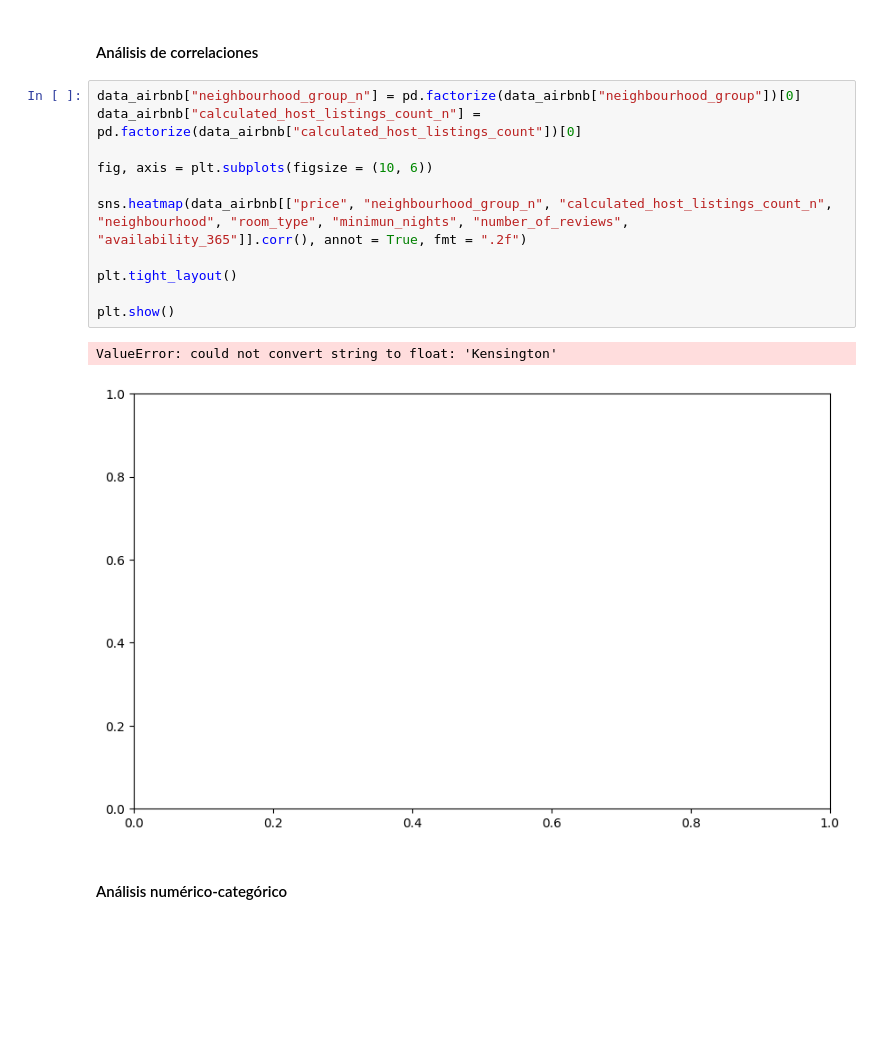
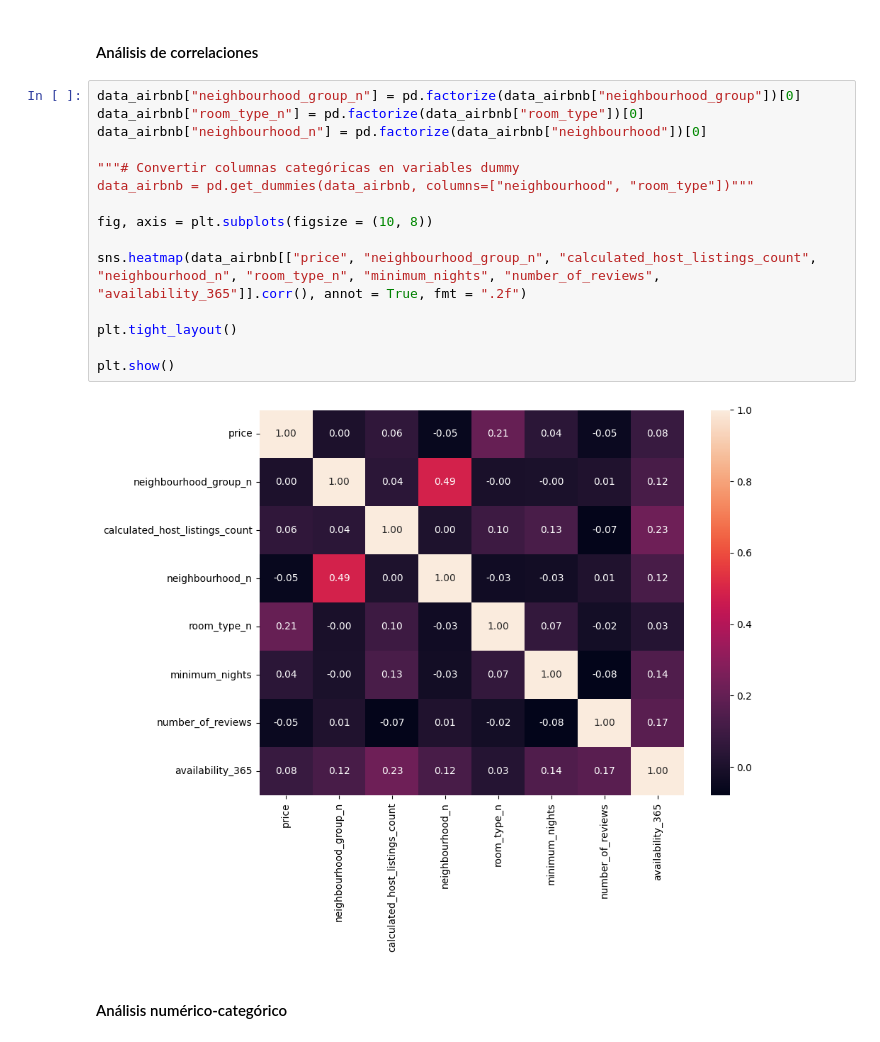
Before and after one commit to 4GeeksAcademy/machine-learning-python-template_ds_13_david_2, a Jupyter notebook: src/explore.ipynb, the cells around one changed output. Saved outputs shown, nothing was run; the diff lists cells and outputs as text; blank space fills up the shorter version.

```diff
--- a/src/explore.ipynb
+++ b/src/explore.ipynb
@@ -214,18 +218,21 @@ KeyboardInterrupt:
 #### Análisis de correlaciones
 # %%
 data_airbnb["neighbourhood_group_n"] = pd.factorize(data_airbnb["neighbourhood_group"])[0]
-data_airbnb["calculated_host_listings_count_n"] = pd.factorize(data_airbnb["calculated_host_listings_count"])[0]
+data_airbnb["room_type_n"] = pd.factorize(data_airbnb["room_type"])[0]
+data_airbnb["neighbourhood_n"] = pd.factorize(data_airbnb["neighbourhood"])[0]
 
-fig, axis = plt.subplots(figsize = (10, 6))
+"""# Convertir columnas categóricas en variables dummy
+data_airbnb = pd.get_dummies(data_airbnb, columns=["neighbourhood", "room_type"])"""
 
-sns.heatmap(data_airbnb[["price", "neighbourhood_group_n", "calculated_host_listings_count_n", "neighbourhood", "room_type", "minimun_nights", "number_of_reviews", "availability_365"]].corr(), annot = True, fmt = ".2f")
+fig, axis = plt.subplots(figsize = (10, 8))
+
+sns.heatmap(data_airbnb[["price", "neighbourhood_group_n", "calculated_host_listings_count", "neighbourhood_n", "room_type_n", "minimum_nights", "number_of_reviews", "availability_365"]].corr(), annot = True, fmt = ".2f")
 
 plt.tight_layout()
 
 plt.show()
 # %% [output]
-ValueError: could not convert string to float: 'Kensington'
-[figure, old version]
+[figure, new version]
 # %% [markdown]
 #### Análisis numérico-categórico
 # %%
```
Also changed, not shown: parts of 14 cells of this notebook.
